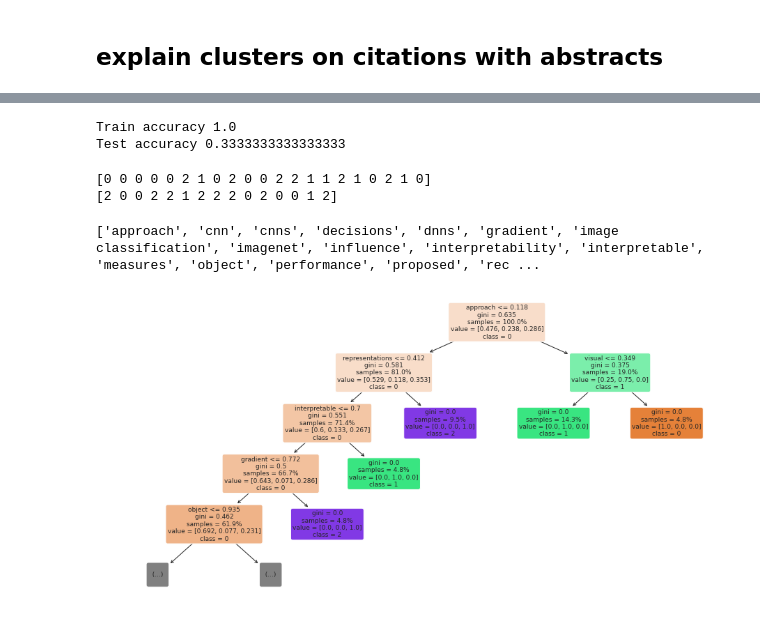
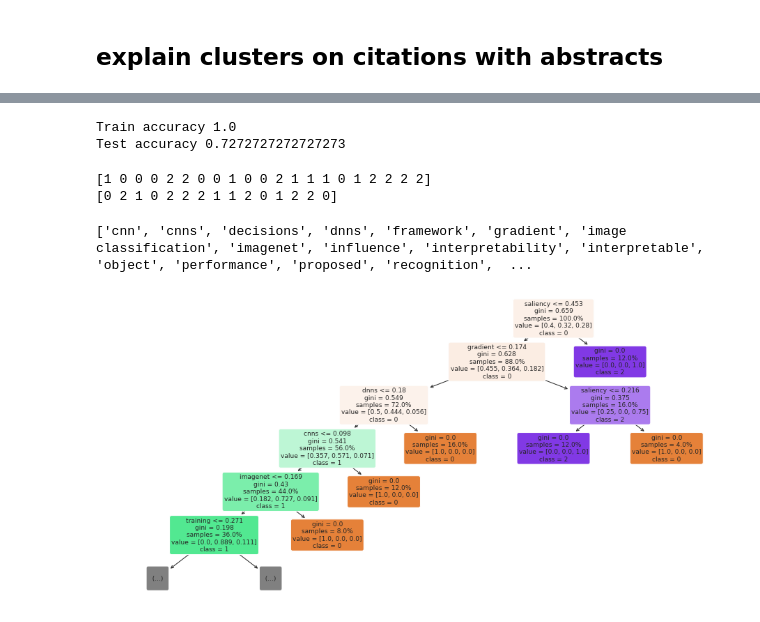
Before and after one commit to mozo64/xai-survey, a Jupyter notebook: src/clustering.ipynb, the cells around one changed output, grey strips where cells are left out. Saved outputs shown, nothing was run; the diff lists cells and outputs as text; code cells hidden in the pictures.

Commit message:
Fit decision tree: vectoriser improvements WordCloud

```diff
--- a/src/clustering.ipynb
+++ b/src/clustering.ipynb
@@ -569,10 +591,7 @@ df_edges_for_xai
 | 34 | 51 | 0 | Visualizing Deep Neural Network D... | This article presents the predict... | Visualizing Deep Neural Network D... |
 | 35 | 52 | 2 | Real Time Image Saliency for Blac... | In this work we develop a fast sa... | Real Time Image Saliency for Blac... |
 # %%
-import nltk
-from nltk.tokenize import word_tokenize
-nltk.download('punkt')
-
 all_stopwords = spacy_nlp.Defaults.stop_words
-all_stopwords.update('et', 'al', 'approach') ## TODO get better list from bigger corpus of abstracts
+all_stopwords.update(['et', 'al', 'approach', 'model', 'method', 'explanation']) ## TODO get better list from bigger corpus of abstracts
+'method' in all_stopwords
 # %% [output]
@@ -587,7 +604,7 @@ all_stopwords.update('et', 'al', 'approach') ## TODO get better list from bigger
 # %%
 ## TODO - use CV
 train, test, train_labels, test_labels = train_test_split(
-  df_edges_for_xai['Abstract'], df_edges_for_xai['cluster_kmeans'], test_size=.4) # , random_state=202205
+  df_edges_for_xai['Abstract'], df_edges_for_xai['cluster_kmeans'], test_size=.3) # , random_state=202205
 train_labels = np.array(train_labels)
 test_labels = np.array(test_labels)
 
@@ -604,26 +621,26 @@ print('Train accuracy', accuracy_score(train_labels, preds_train))
 print('Test accuracy', accuracy_score(test_labels, preds_test))
 # %% [output]
 Train accuracy 1.0
-Test accuracy 0.3333333333333333
+Test accuracy 0.7272727272727273
 # %%
 print(preds_train)
 print(preds_test)
 # vectorizer.transform(["The problem of attributing the prediction of a deep network to its input features"])
 # predict_fn(["The problem of attributing the prediction of a deep network to its input features"])
 # %% [output]
-[0 0 0 0 0 2 1 0 2 0 0 2 2 1 1 2 1 0 2 1 0]
-[2 0 0 2 2 1 2 2 2 0 2 0 0 1 2]
+[1 0 0 0 2 2 0 0 1 0 0 2 1 1 1 0 1 2 2 2 2]
+[0 2 1 0 2 2 2 1 1 2 0 1 2 2 0]
 # %%
 response = vectorizer.fit_transform(df_edges_for_xai['Abstract'])
 df_edges_for_xai_vectors = pd.DataFrame(response.toarray(), columns=vectorizer.get_feature_names())
 print(vectorizer.get_feature_names())
 # %% [output]
-['approach', 'cnn', 'cnns', 'decisions', 'dnns', 'gradient', 'image classification', 'imagenet', 'influence', 'interpretability', 'interpretable', 'measures', 'object', 'performance', 'proposed', 'rec ...
+['cnn', 'cnns', 'decisions', 'dnns', 'framework', 'gradient', 'image classification', 'imagenet', 'influence', 'interpretability', 'interpretable', 'object', 'performance', 'proposed', 'recognition',  ...
 # %%
 # _save_pickle(clf, 'clf_DecisionTreeClassifier', "notebooks/xai-survey/clusters-embeddings")
 # %%
 # visualization
 fig = plt.figure(figsize=(16, 8))
-vis = tree.plot_tree(clf, feature_names = vectorizer.get_feature_names(), class_names = ["0", "1", "2"], max_depth=4, fontsize=9, proportion=True, filled=True, rounded=True)
+vis = tree.plot_tree(clf, feature_names = vectorizer.get_feature_names(), class_names = ["0", "1", "2"], max_depth=5, fontsize=9, proportion=True, filled=True, rounded=True)
 # %% [output]
-[figure, old version]
+[figure, new version]
```
Also changed, not shown: parts of 4 cells of this notebook.
